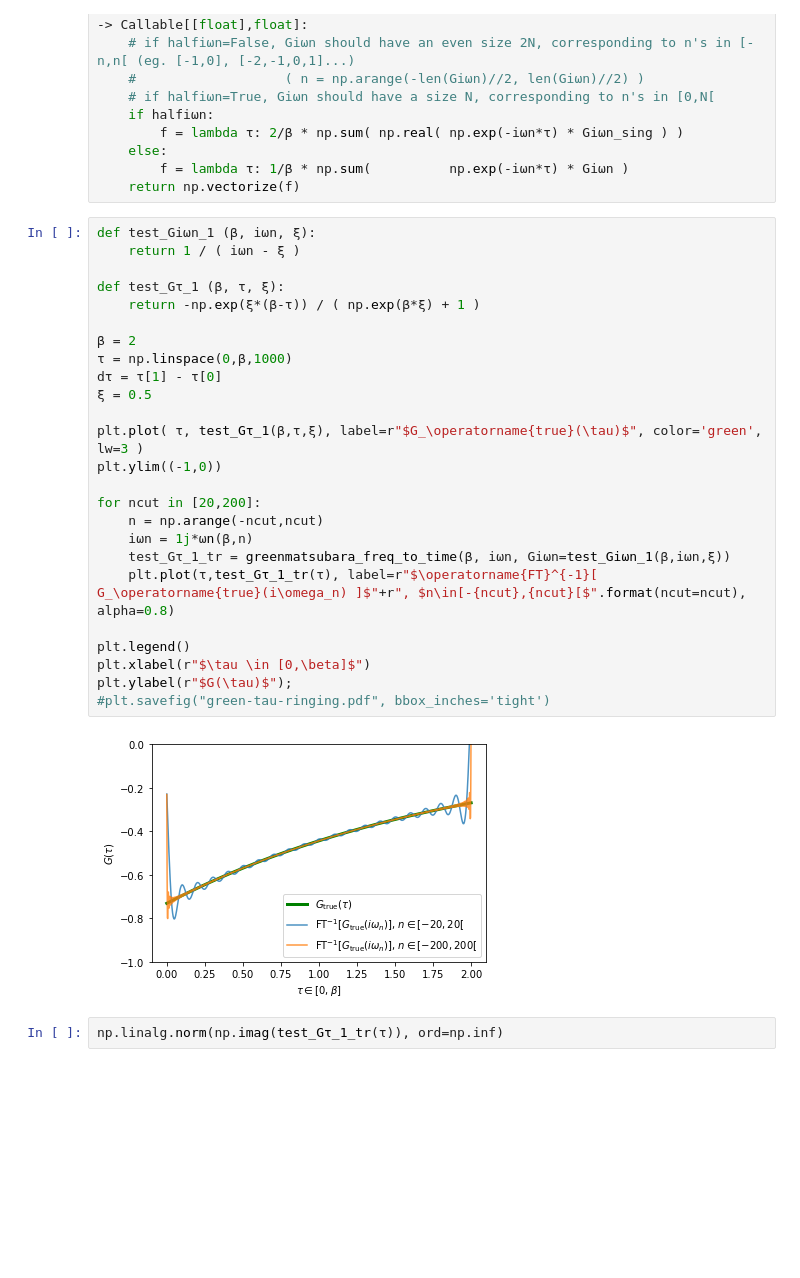
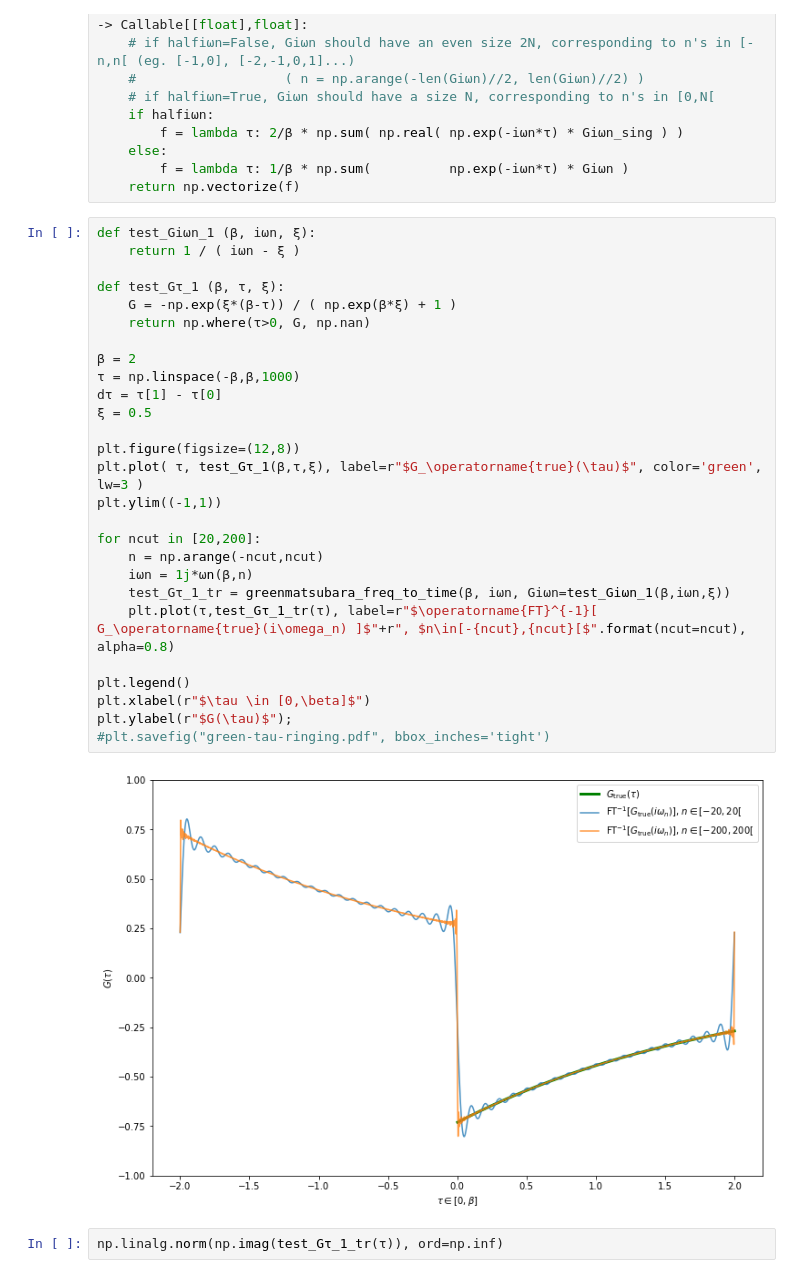
Before and after one commit to romainfd/DMFT-solver, a Jupyter notebook: play-with-green-func.ipynb, the cells around one changed output. Saved outputs shown, nothing was run; the diff lists cells and outputs as text; blank space fills up the shorter version.

```diff
--- a/play-with-green-func.ipynb
+++ b/play-with-green-func.ipynb
@@ -66,30 +66,32 @@ def greenmatsubara_freq_to_time (β:float, iωn:np.array, Giωn:np.array, halfi
 # %%
 def test_Giωn_1 (β, iωn, ξ):
     return 1 / ( iωn - ξ )
 
 def test_Gτ_1 (β, τ, ξ):
-    return -np.exp(ξ*(β-τ)) / ( np.exp(β*ξ) + 1 )
+    G = -np.exp(ξ*(β-τ)) / ( np.exp(β*ξ) + 1 )
+    return np.where(τ>0, G, np.nan)
 
 β = 2
-τ = np.linspace(0,β,1000)
+τ = np.linspace(-β,β,1000)
 dτ = τ[1] - τ[0]
 ξ = 0.5
 
+plt.figure(figsize=(12,8))
 plt.plot( τ, test_Gτ_1(β,τ,ξ), label=r"$G_\operatorname{true}(\tau)$", color='green', lw=3 )
-plt.ylim((-1,0))
+plt.ylim((-1,1))
 
 for ncut in [20,200]:
     n = np.arange(-ncut,ncut)
     iωn = 1j*ωn(β,n)
     test_Gτ_1_tr = greenmatsubara_freq_to_time(β, iωn, Giωn=test_Giωn_1(β,iωn,ξ))
     plt.plot(τ,test_Gτ_1_tr(τ), label=r"$\operatorname{FT}^{-1}[ G_\operatorname{true}(i\omega_n) ]$"+r", $n\in[-{ncut},{ncut}[$".format(ncut=ncut), alpha=0.8)
 
 plt.legend()
 plt.xlabel(r"$\tau \in [0,\beta]$")
 plt.ylabel(r"$G(\tau)$");
 #plt.savefig("green-tau-ringing.pdf", bbox_inches='tight')
 # %% [output]
-[figure, old version]
+[figure, new version]
 # %%
 np.linalg.norm(np.imag(test_Gτ_1_tr(τ)), ord=np.inf)
 # %% [output]
```
Also changed, not shown: parts of 26 cells of this notebook, 2 other files.
